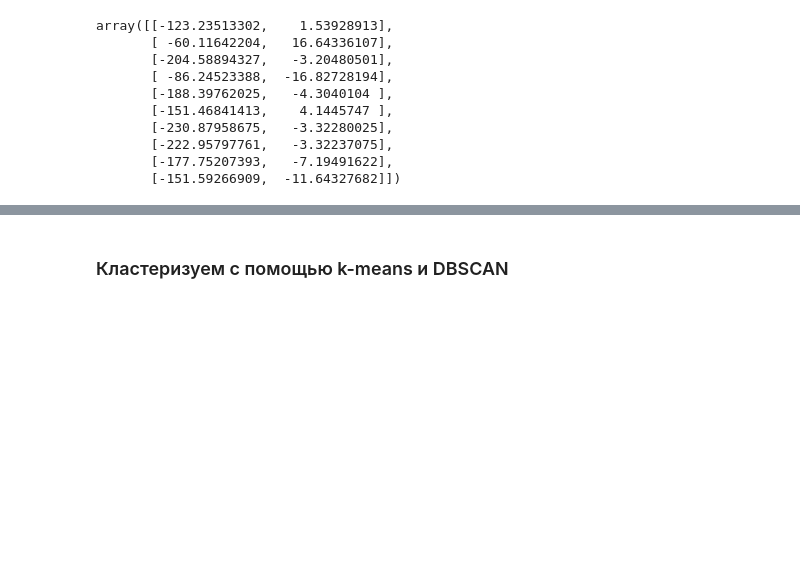
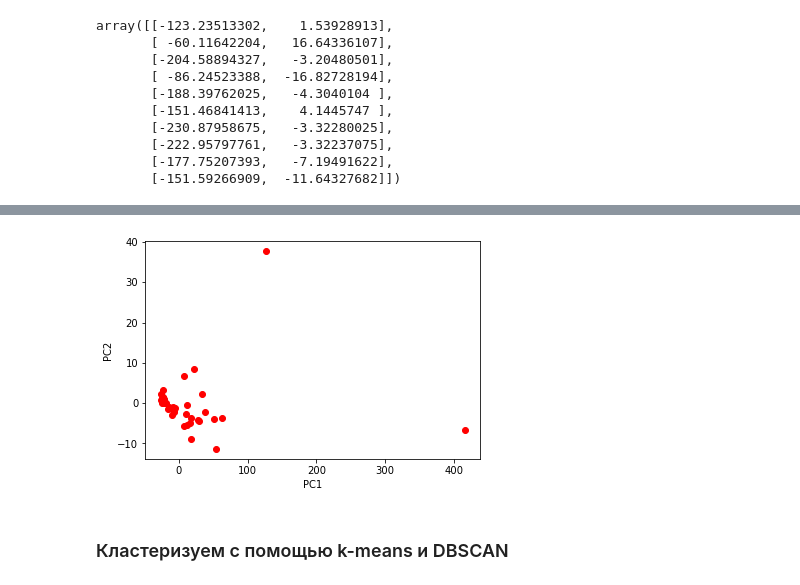
Before and after one commit to dmitry-maltsov/PolyMatStat, a Jupyter notebook: Course project/research/PCA.ipynb, the cells around one changed output, grey strips where cells are left out. Drawn from its saved outputs; the diff is of its cells as text; code cells hidden in the pictures; blank space fills up the shorter version.

```diff
--- a/Course project/research/PCA.ipynb
+++ b/Course project/research/PCA.ipynb
@@ -41,0 +48,2 @@ array([[-123.23513302,    1.53928913],
+# %%
+transformed_joined_cutoff = pca_cutoff.transform(sheet_joined_cutoff)
@@ -187,3 +222,10 @@ plt.plot(np.array(Z_svd)[:,0],np.array(Z_svd)[:,1], 'ro')
+# %%
+plt.plot(transformed_joined_cutoff[:,0],transformed_joined_cutoff[:,1], 'ro')
+plt.xlabel("PC1")
+plt.ylabel("PC2")
+plt.savefig("out_cutoff.png")
+# %% [output]
+[figure, added]
 # %% [markdown]
 ### Кластеризуем с помощью k-means и DBSCAN
 # %%
```
Also changed, not shown: parts of 18 cells of this notebook, 13 other files.
